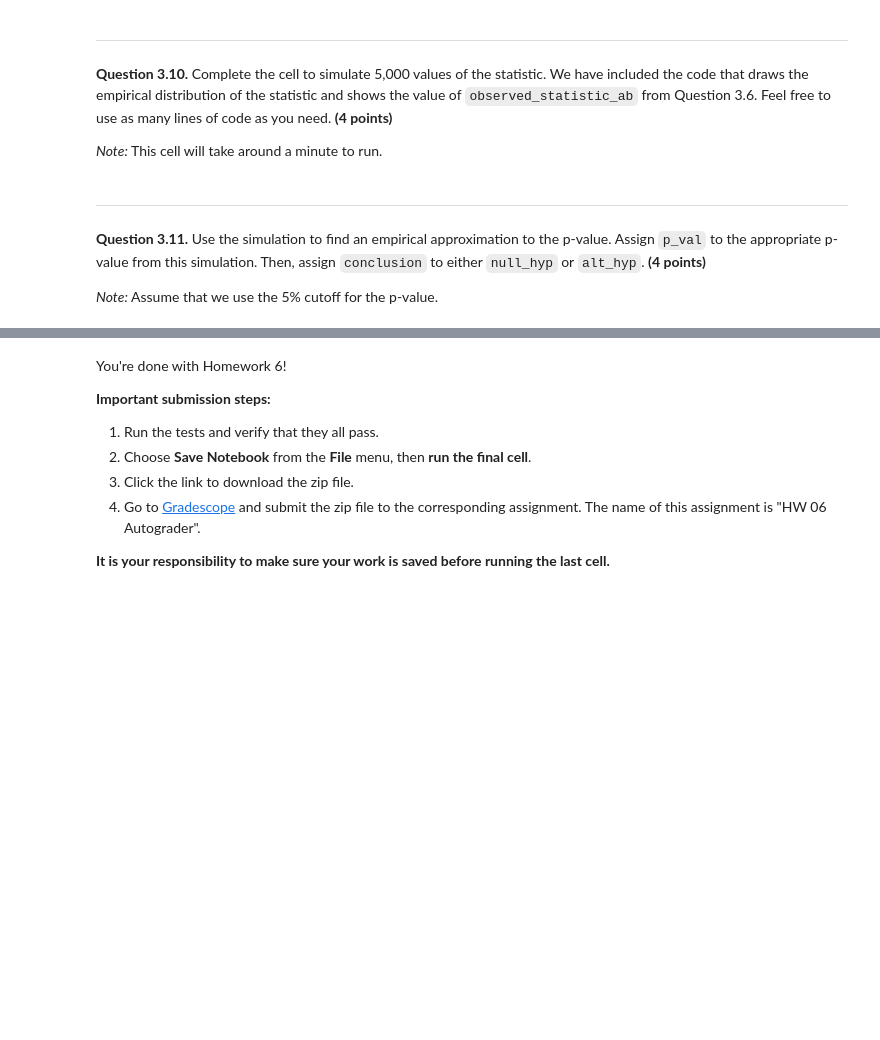
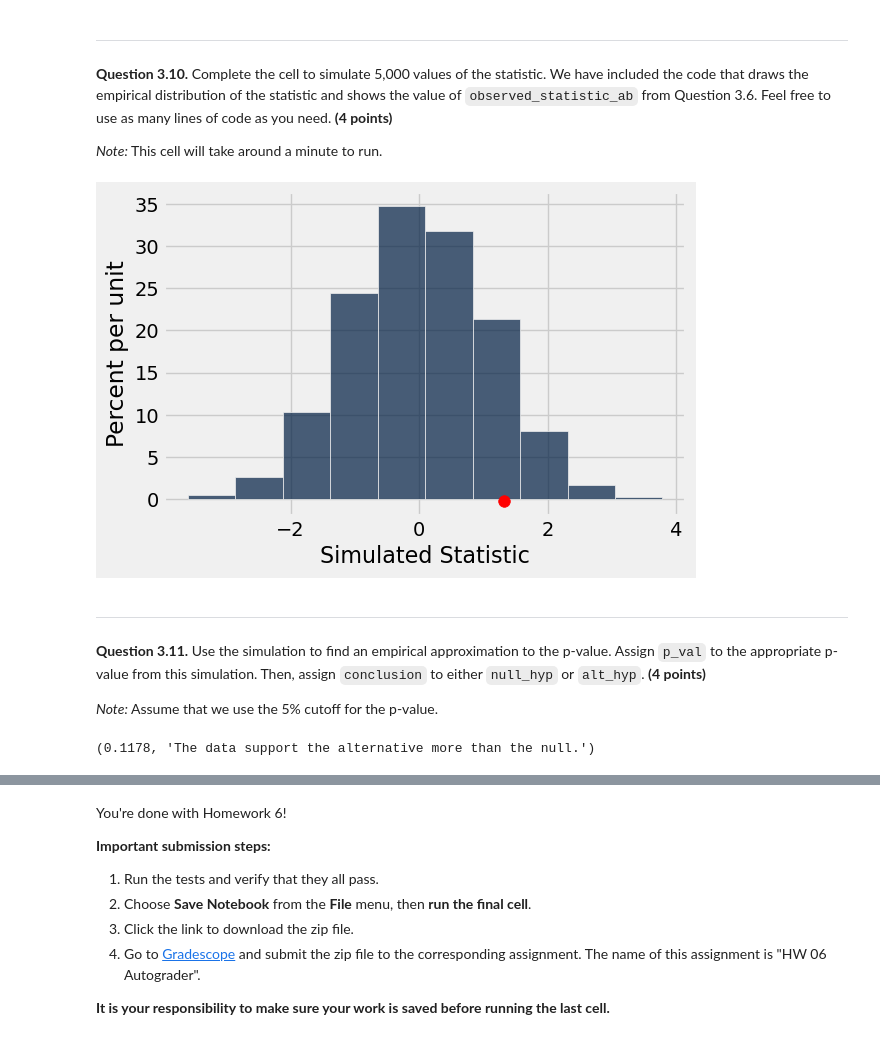
Before and after one commit to hnahtneyugn/materials-fa24, a Jupyter notebook: hw/hw07/hw07.ipynb, the cells around one changed output, grey strips where cells are left out. Drawn from its saved outputs; the diff is of its cells as text; code cells hidden in the pictures; blank space fills up the shorter version.

```diff
--- a/hw/hw07/hw07.ipynb
+++ b/hw/hw07/hw07.ipynb
@@ -471,5 +480,5 @@ grader.check("q3_5")
 
 **Question 3.6.** Complete the cell below so that `observed_statistic_ab` evaluates to the observed value of the data scientists' test statistic. Use as many lines of code as you need, and remember that you can use any quantity, table, or array that you created earlier. **(4 points)**
 # %%
-observed_statistic_ab = ...
+observed_statistic_ab = abs(group_means.item(1) - group_means.item(0))
 observed_statistic_ab
@@ -480,6 +493,6 @@ grader.check("q3_6")
 
 **Question 3.7.** Assign `shuffled_labels` to an array of shuffled male/female labels. The rest of the code puts the array in a table along with the data in `sampled_ages`. **(4 points)**
 # %%
-shuffled_labels = ...
+shuffled_labels = sampled_ages.sample(with_replacement=False).column(1)
 original_with_shuffled_labels = sampled_ages.with_columns('Shuffled Label', shuffled_labels)
 original_with_shuffled_labels
@@ -509,9 +541,9 @@ grader.check("q3_8")
 # %%
 def simulate_one_statistic():
     "Returns one value of our simulated test statistic"
-    shuffled_labels = ...
-    shuffled_tbl = ...
-    group_means = ...
-    ...
+    shuffled_labels = sampled_ages.sample(with_replacement=False).column(1)
+    shuffled_tbl = sampled_ages.with_column("Shuffled Label", shuffled_labels)
+    group_means = shuffled_tbl.select("Gender", "Shuffled Label").group("Gender", np.mean).column(1)
+    return group_means.item(1) - group_means.item(0)
 # %%
 grader.check("q3_9")
@@ -528,12 +564,14 @@ simulate_one_statistic()
 # %%
 simulated_statistics_ab = make_array()
 
-...
-    simulated_statistics_ab = ...
+for i in range(5000):
+    simulated_statistics_ab = np.append(simulated_statistics_ab, simulate_one_statistic())
 
 # Do not change these lines
 Table().with_columns('Simulated Statistic', simulated_statistics_ab).hist()
 plt.scatter(observed_statistic_ab, -0.002, color='red', s=70);
+# %% [output]
+[figure, added]
 # %% [markdown]
 ---
 
@@ -545,9 +583,11 @@ plt.scatter(observed_statistic_ab, -0.002, color='red', s=70);
 null_hyp = 'The data are consistent with the null hypothesis.'
 alt_hyp = 'The data support the alternative more than the null.'
 
-p_val = ...
-conclusion = ...
+p_val = np.count_nonzero(simulated_statistics_ab >= observed_statistic_ab) / 5000
+conclusion = alt_hyp
 
 p_val, conclusion # Do not change this line
+# %% [output]
+(0.1178, 'The data support the alternative more than the null.')
 # %%
 grader.check("q3_11")
```
Also changed, not shown: parts of 21 cells of this notebook, 2 other files.
